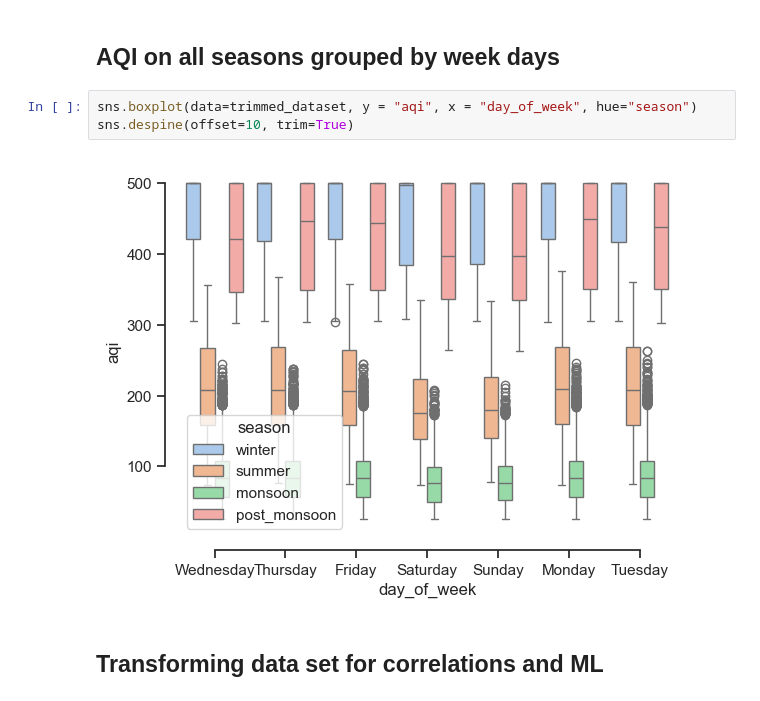
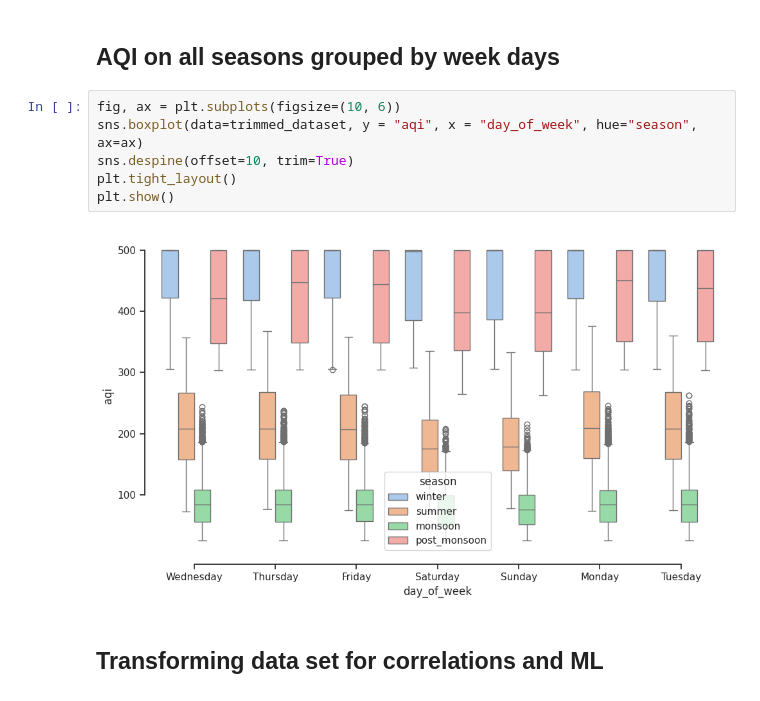
Before and after one commit to opticSquid/delhi-aqi, a Jupyter notebook: eda.ipynb, the cells around one changed output. Cells and saved outputs as stored; diff of their text form.

```diff
--- a/eda.ipynb
+++ b/eda.ipynb
@@ -70,10 +73,13 @@ trimmed_dataset["datetime"] = pd.to_datetime(trimmed_dataset["datetime"])
 # %% [markdown]
 ## AQI on all seasons grouped by week days
 # %%
-sns.boxplot(data=trimmed_dataset, y = "aqi", x = "day_of_week", hue="season")
+fig, ax = plt.subplots(figsize=(10, 6))
+sns.boxplot(data=trimmed_dataset, y = "aqi", x = "day_of_week", hue="season", ax=ax)
 sns.despine(offset=10, trim=True)
+plt.tight_layout()
+plt.show()
 # %% [output]
-[figure, old version]
+[figure, new version]
 # %% [markdown]
 ## Transforming data set for correlations and ML
 # %%
```
Also changed, not shown: parts of 6 cells of this notebook, 5 other files.
